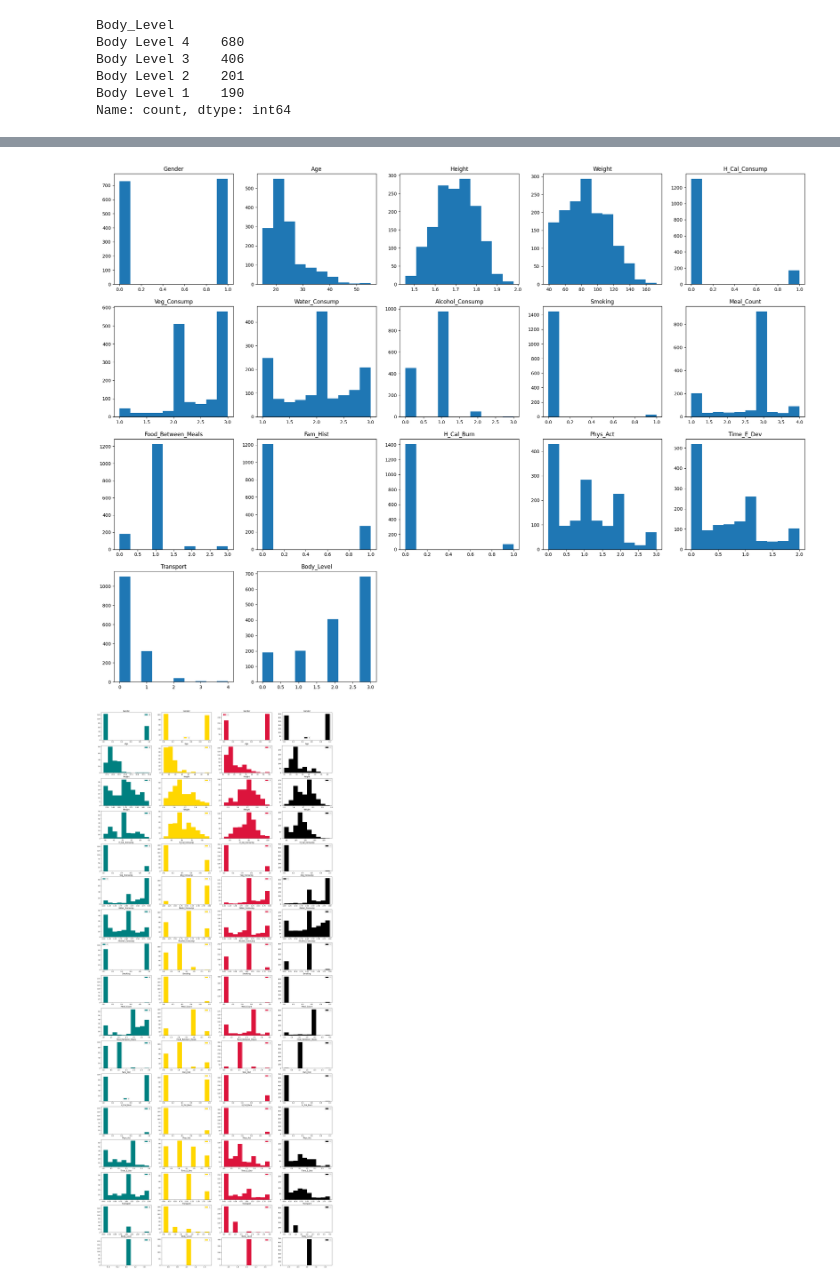
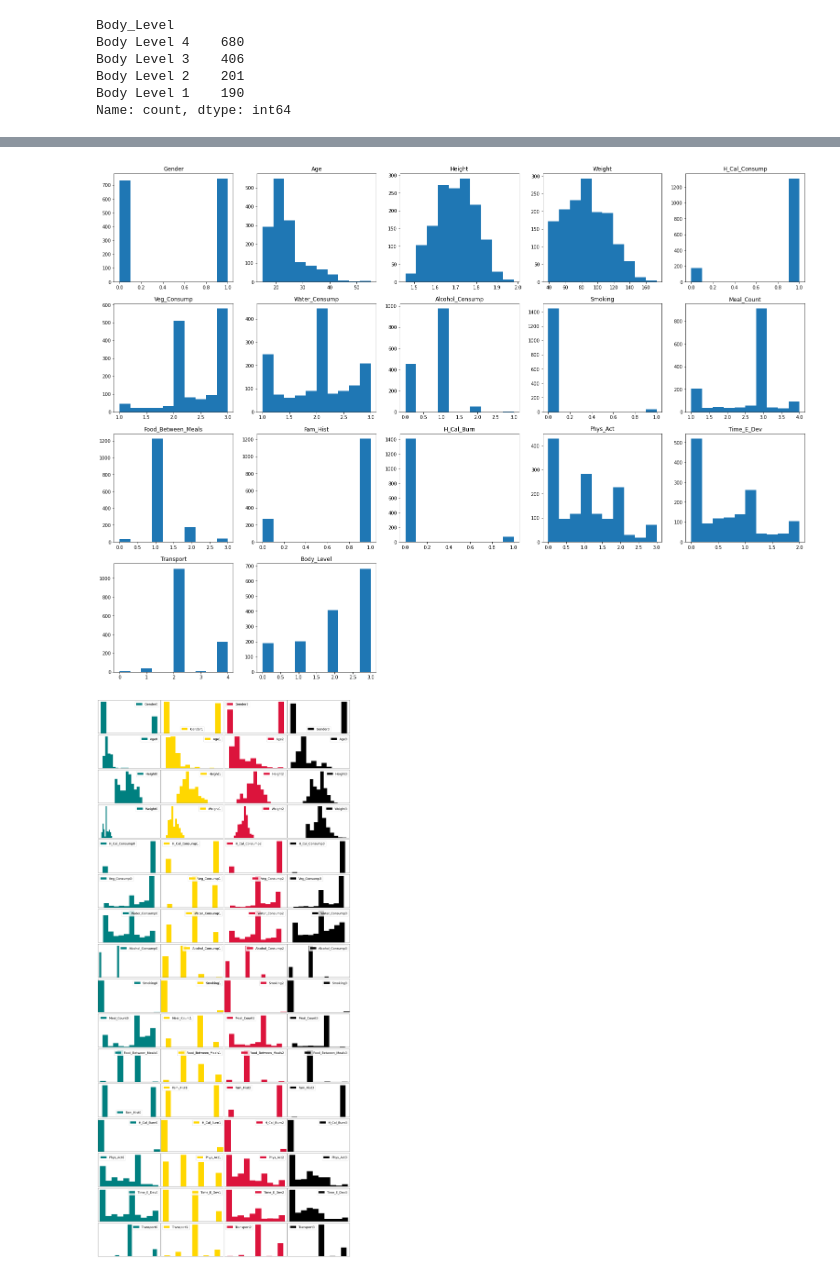
Before and after one commit to abeerhbadr/ML_Project-Body_Level_Classification, a Jupyter notebook: Analysis/analyze.ipynb, the cells around one changed output, grey strips where cells are left out. Drawn from its saved outputs; the diff is of its cells as text; code cells hidden in the pictures.

```diff
--- a/Analysis/analyze.ipynb
+++ b/Analysis/analyze.ipynb
@@ -88,15 +88,15 @@ Name: count, dtype: int64
 # %%
 # encoding categorical values
 data_encoded = data.copy()
-data_encoded['Gender'] = pd.factorize(data_encoded.Gender)[0]
-data_encoded['H_Cal_Consump'] = pd.factorize(data_encoded.H_Cal_Consump)[0]
-data_encoded['Alcohol_Consump'] = pd.factorize(data_encoded.Alcohol_Consump)[0]
-data_encoded['Smoking'] = pd.factorize(data_encoded.Smoking)[0]
-data_encoded['Food_Between_Meals'] = pd.factorize(data_encoded.Food_Between_Meals)[0]
-data_encoded['Fam_Hist'] = pd.factorize(data_encoded.Fam_Hist)[0]
-data_encoded['H_Cal_Burn'] = pd.factorize(data_encoded.H_Cal_Burn)[0]
-data_encoded['Transport'] = pd.factorize(data_encoded.Transport)[0]
-data_encoded['Body_Level'] = pd.factorize(data_encoded.Body_Level)[0]
+data_encoded['Gender'] = data_encoded['Gender'].map({'Female': 0, 'Male': 1})
+data_encoded['H_Cal_Consump'] = data_encoded['H_Cal_Consump'].map({'no': 0, 'yes': 1})
+data_encoded['Alcohol_Consump'] = data_encoded['Alcohol_Consump'].map({'no': 0, 'Sometimes': 1, 'Frequently': 2, 'Always': 3})
+data_encoded['Smoking'] = data_encoded['Smoking'].map({'no': 0, 'yes': 1})
+data_encoded['Food_Between_Meals'] = data_encoded['Food_Between_Meals'].map({'no': 0, 'Sometimes': 1, 'Frequently': 2, 'Always': 3})
+data_encoded['Fam_Hist'] = data_encoded['Fam_Hist'].map({'no': 0, 'yes': 1})
+data_encoded['H_Cal_Burn'] = data_encoded['H_Cal_Burn'].map({'no': 0, 'yes': 1})
+data_encoded['Transport'] = data_encoded['Transport'].map({'Bike': 0, 'Walking': 1, 'Public_Transportation': 2, 'Motorbike': 3, 'Automobile': 4})
+data_encoded['Body_Level'] = data_encoded['Body_Level'].map({'Body Level 1': 0, 'Body Level 2': 1, 'Body Level 3': 2, 'Body Level 4': 3})
 
 data_encoded.head()
 # %% [output]
@@ -136,21 +192,32 @@ for i, col in enumerate(data_encoded.columns):
     ax.hist(data_encoded[col])
     ax.set_title(col)
 # %% [output]
-[figure, old version]
+[figure, new version]
 # %%
 # analyze feature distributions among classes
 # show each feature in all classes
 fig = plt.figure(figsize=(27,65))
+# decrease distance between plots
+fig.subplots_adjust(hspace=0.05, wspace=0.01)
 
+label='Body_Level'
 V = len(data_encoded.columns)
 C = len(data_encoded[label].unique())
 clrs = ['teal', 'gold', 'crimson', 'black']
 for i, col in enumerate(data_encoded.columns):
+    if col == label:    continue
+    lwr = data_encoded[col].min() - data_encoded[col].mean()*.1
+    upr = data_encoded[col].max() + data_encoded[col].mean()*.1
     for j, lbl in enumerate(data_encoded[label].unique()):
         ax = fig.add_subplot(V, C, i*C+j+1)
-        ax.hist(data_encoded[col][data_encoded[label] == lbl], label=lbl, color=clrs[j])
-        ax.set_title(col)
-        ax.legend()
+        ax.hist(data_encoded[col][data_encoded[label] == lbl], label=col+' in C'+str(lbl), color=clrs[j])
+        # fixed x_bounds for proper visualisation
+        ax.set_xbound(lower=lwr, upper=upr)
+        # show and increase label size
+        ax.legend(fontsize=18)
+        # hide x and y ticks, we already fixed x_bounds
+        ax.set_xticks([])
+        ax.set_yticks([])
 #
 # %% [output]
-[figure, old version]
+[figure, new version]
```
Also changed, not shown: parts of 6 cells of this notebook.
